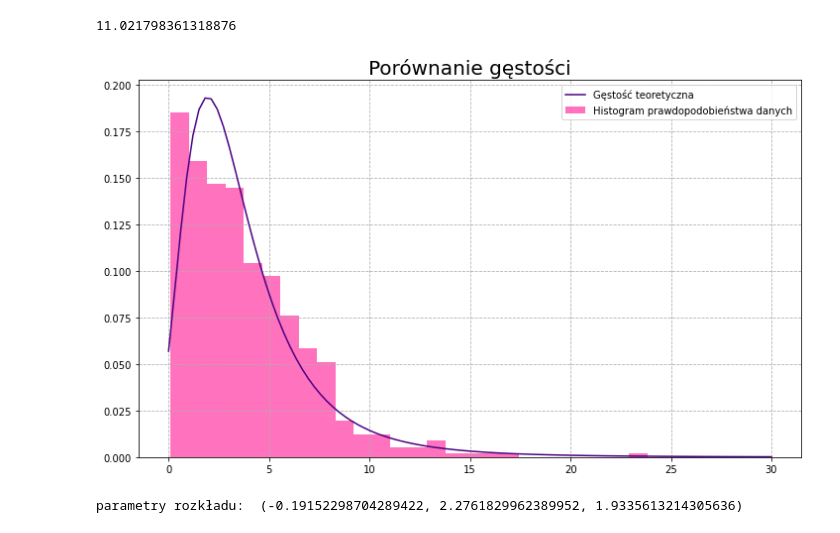
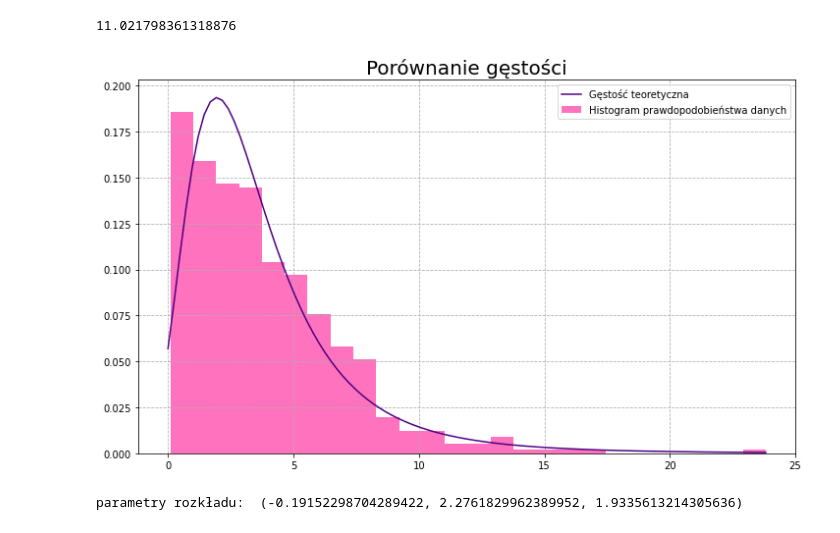
Before and after one commit to KatarzynaTurbanska/enterprise_risk_management, a Jupyter notebook: Prezentacja 4/value_at_risk.ipynb, the cells around one changed output. Saved outputs shown, nothing was run; the diff lists cells and outputs as text; code cells hidden in the pictures.

Commit message:
wykresy do prezentacji 4

```diff
--- a/Prezentacja 4/value_at_risk.ipynb
+++ b/Prezentacja 4/value_at_risk.ipynb
@@ -182,17 +214,17 @@ stats.norm.ppf(0.99,mu_c,sigma_c)
 # %% [output]
 11.021798361318876
 # %%
-t = np.linspace(0,30,100)
+t = np.linspace(0,max(L),100)
 plt.hist(L, density=True, bins="auto", label="Histogram prawdopodobieństwa danych", color='deeppink', alpha=0.6)
 fit = gev.fit(L)
 pdf = gev.pdf(t, *fit)
 plt.plot(t, pdf, label="Gęstość teoretyczna", color='indigo')
 plt.title("Porównanie gęstości", fontsize=20)
 plt.legend()
-#plt.savefig("gev_dens")
+plt.savefig("wykresy/kakao_gev.png")
 plt.show()
 # %% [output]
-[figure, old version]
+[figure, new version]
 # %%
 print("parametry rozkładu: ", fit) #shape, location, scale
 # %% [output]
```
Also changed, not shown: parts of 12 cells of this notebook, 4 other files.
